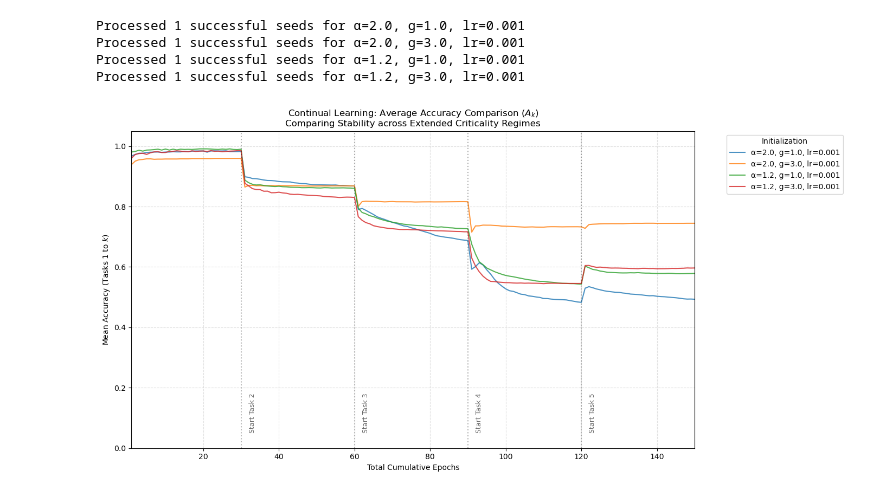
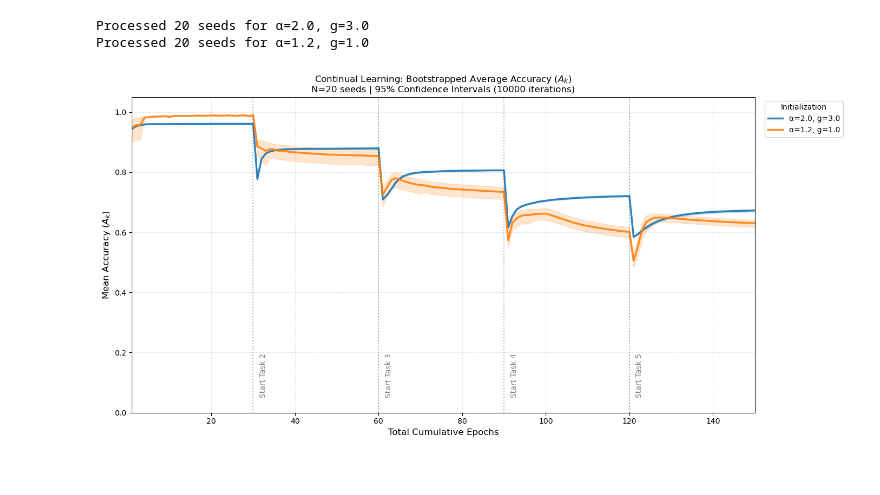
Before and after one commit to YiHaoFromEarth/ht-initialisation-dynamics, a Jupyter notebook: continual_learning/fashion_mnist.ipynb, the cells around one changed output. Cells and saved outputs as stored; diff of their text form; code cells hidden in the pictures.

```diff
--- a/continual_learning/fashion_mnist.ipynb
+++ b/continual_learning/fashion_mnist.ipynb
@@ -277,13 +281,14 @@ import matplotlib.pyplot as plt
 from pathlib import Path
 
 # --- Configuration ---
-results_path = Path("./results_fashion_gpm0.8_fc10")
-task_success_threshold = 0.00  # Filter out "dead" seeds
-num_tasks = 10
+results_path = Path("./results_fashion_gpm0.97_fc10")
+num_tasks = 5
 
-def plot_multiple_accuracies(param_pairs):
+def plot_multiple_accuracies_bootstrapped(param_pairs, n_boot=1000):
     """
-    param_pairs: List of tuples [(alpha, g, lr), (alpha, g, lr), ...]
+    Plots the Mean Average Accuracy (Ak) with bootstrapped 95% Confidence Intervals.
+    param_pairs: List of tuples [(alpha, g, lr), ...]
+    n_boot: Number of bootstrap iterations (1000 is standard for research)
     """
     master_plot_data = []
     task_transition_epochs = None
@@ -291,26 +296,22 @@ def plot_multiple_accuracies(param_pairs):
     for alpha, g, lr in param_pairs:
         folder_name = f"split_fashion_alpha_{alpha}_g_{g}_lr_{lr}"
         folder_path = results_path / folder_name
-        condition_label = f"α={alpha}, g={g}, lr={lr}"
+        condition_label = f"α={alpha}, g={g}"
 
         if not folder_path.exists():
             print(f"Skipping: {folder_path} (not found).")
             continue
 
         seed_count = 0
+        # Iterate through all seed files found in the directory
         for csv_file in folder_path.glob("results_log_seed_*.csv"):
             df = pd.read_csv(csv_file)
 
-            # Trainability Filter: Ensure model successfully learned Task 1
-            if df[df['task_id'] == 1]['task_1_acc'].max() < task_success_threshold:
-                continue
-
             seed_count += 1
 
-            # Calculate Mean Accuracy (Ak) for every cumulative epoch
+            # 2. Process Epochs for Ak calculation
             for idx, row in df.iterrows():
                 current_task_id = int(row['task_id'])
-                # Average only the tasks introduced so far
                 task_cols = [f"task_{i}_acc" for i in range(1, current_task_id + 1)]
                 mean_acc = row[task_cols].mean()
 
@@ -318,68 +319,66 @@ def plot_multiple_accuracies(param_pairs):
                     "Total Epoch": idx + 1,
                     "Average Accuracy": mean_acc,
                     "Condition": condition_label,
-                    "Seed": seed_count
+                    "Seed": seed_count  # Essential for the bootstrap unit
                 })
 
-            # Capture transition points from the first successful seed
             if task_transition_epochs is None:
                 task_transition_epochs = df.groupby('task_id').size().cumsum().tolist()
 
-        print(f"Processed {seed_count} successful seeds for {condition_label}")
+        print(f"Processed {seed_count} seeds for {condition_label}")
 
     if not master_plot_data:
         print("No data found to plot.")
         return
 
-    # Convert to DataFrame for Seaborn
     plot_df = pd.DataFrame(master_plot_data)
 
     # --- Plotting ---
     plt.figure(figsize=(14, 7))
+
+    # Seaborn 0.12+ Syntax: errorbar=('ci', 95) enables bootstrapping
     sns.lineplot(
         data=plot_df,
         x="Total Epoch",
         y="Average Accuracy",
         hue="Condition",
-        errorbar="sd",
-        alpha=0.8
+        errorbar=("ci", 95), # 95% Confidence Interval via Bootstrapping
+        n_boot=n_boot,       # Number of resamples
+        linewidth=2.5,
+        alpha=0.9
     )
 
     # Vertical markers for Task transitions
     if task_transition_epochs:
-        # Don't draw line for the final epoch
         for t_idx, epoch_mark in enumerate(task_transition_epochs[:-1]):
             plt.axvline(x=epoch_mark, color='black', linestyle=':', alpha=0.3)
-            plt.text(epoch_mark + 2, 0.05, f"Start Task {t_idx+2}",
-                     fontsize=9, rotation=90, verticalalignment='bottom', alpha=0.6)
+            plt.text(epoch_mark + 1.5, 0.05, f"Start Task {t_idx+2}",
+                     fontsize=10, rotation=90, verticalalignment='bottom', alpha=0.5)
 
-    plt.title("Continual Learning: Average Accuracy Comparison ($A_k$)\n"
-              "Comparing Stability across Extended Criticality Regimes")
+    plt.title(f"Continual Learning: Bootstrapped Average Accuracy ($A_k$)\n"
+              f"N={seed_count} seeds | 95% Confidence Intervals ({n_boot} iterations)")
     plt.ylim(0, 1.05)
     plt.xlim(1, plot_df["Total Epoch"].max())
-    plt.ylabel("Mean Accuracy (Tasks 1 to $k$)")
-    plt.xlabel("Total Cumulative Epochs")
-    plt.legend(bbox_to_anchor=(1.05, 1), loc='upper left', title="Initialization")
-    plt.grid(True, which='both', linestyle='--', alpha=0.4)
+    plt.ylabel("Mean Accuracy ($A_k$)", fontsize=12)
+    plt.xlabel("Total Cumulative Epochs", fontsize=12)
+    plt.grid(True, which='both', linestyle='--', alpha=0.3)
+    plt.legend(bbox_to_anchor=(1.01, 1), loc='upper left', title="Initialization")
     plt.tight_layout()
     plt.show()
 
-# --- Execution Example ---
-# Compare Gaussian Baseline vs various Heavy-Tailed setups[cite: 1]
+# --- Execution ---
+# Once you have your 20 seeds in the background, this will produce very smooth CIs.
 comparison_list = [
-    (2.0, 1.0, 0.001),  # Standard Gaussian Edge-of-Chaos[cite: 1]
-    (2.0, 3.0, 0.001),  # Standard Gaussian Edge-of-Chaos[cite: 1]
-    (1.2, 1.0, 0.001),  # Standard Gaussian Edge-of-Chaos[cite: 1]
-    (1.2, 3.0, 0.001),  # Standard Gaussian Edge-of-Chaos[cite: 1]
+    (2.0, 3.0, 0.001),
+    (1.2, 1.0, 0.001),
+    #(1.2, 3.0, 0.001),
 ]
 
-plot_multiple_accuracies(comparison_list)
+plot_multiple_accuracies_bootstrapped(comparison_list, n_boot=10000)
 # %% [output]
-Processed 1 successful seeds for α=2.0, g=1.0, lr=0.001
-Processed 1 successful seeds for α=2.0, g=3.0, lr=0.001
-Processed 1 successful seeds for α=1.2, g=1.0, lr=0.001
-Processed 1 successful seeds for α=1.2, g=3.0, lr=0.001
+Processed 20 seeds for α=2.0, g=3.0
+Processed 20 seeds for α=1.2, g=1.0
-[figure, old version]
+[figure, new version]
 # %%
 import pandas as pd
 import seaborn as sns
```
Also changed, not shown: parts of 4 cells of this notebook, 1 other file.
